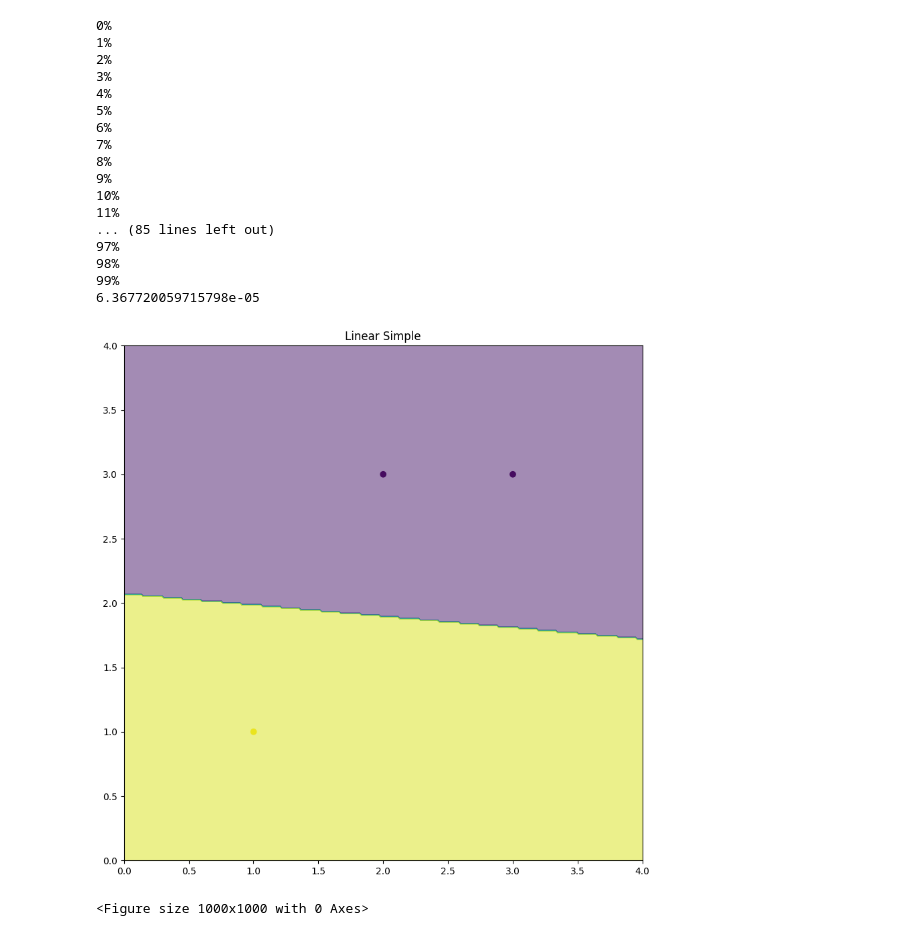
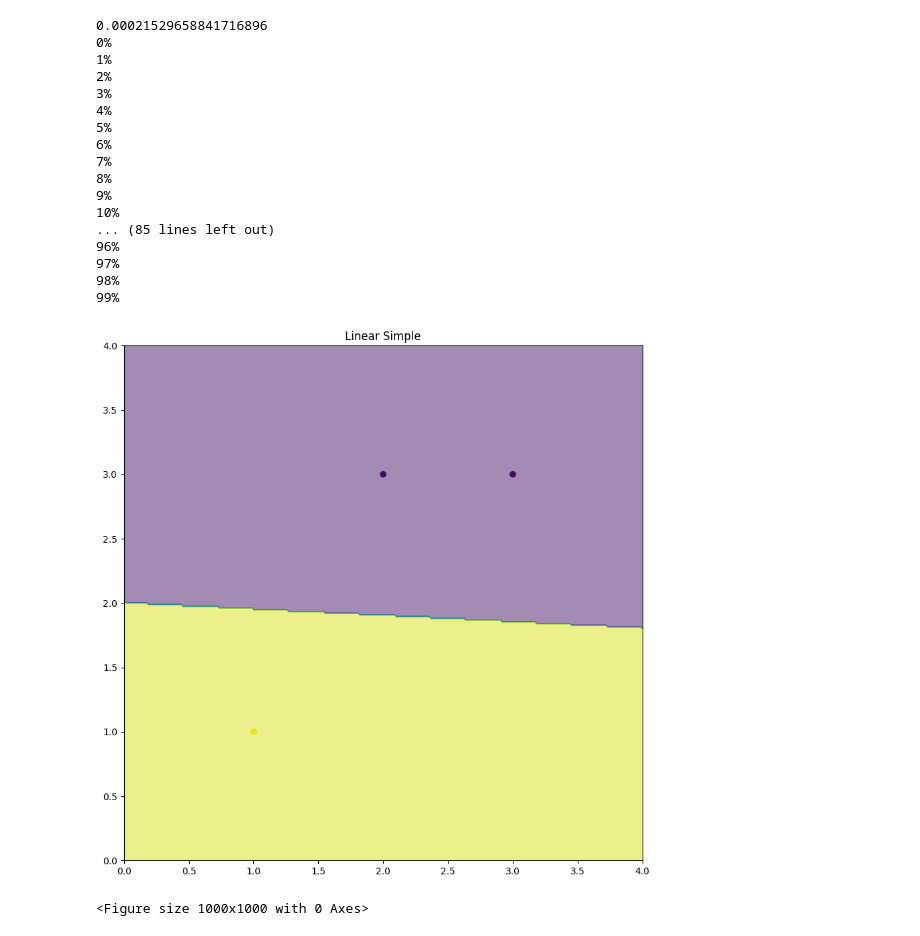
Before and after one commit to alia-team/ai, a Jupyter notebook: python/test_cases.ipynb, the cells around one changed output. Cells and saved outputs as stored; diff of their text form; code cells hidden in the pictures.

```diff
--- a/python/test_cases.ipynb
+++ b/python/test_cases.ipynb
@@ -23,37 +23,37 @@ labels = np.array([
     [1.0],
     [-1.0],
     [-1.0]
 ])
-res = mlp.train(training_dataset, labels, training_dataset, labels, 0.1, 100000, True)
+res = mlp.train(training_dataset, labels, training_dataset, labels, 0.1, 10000, True)
 print(res[len(res)-1][0])
 plt.scatter([p[0] for p in training_dataset], [p[1] for p in training_dataset], c=[l[0] for l in labels])
 x = np.linspace(0, 4, 300)
 y = np.linspace(0, 4, 300)
 X, Y = np.meshgrid(x, y)
 Z = np.array([[1 if mlp.predict([x, y],True)[0]>0 else -1 for x in x] for y in y])
 plt.contourf(X, Y, Z, alpha=0.5)
 plt.title('Linear Simple')
 plt.show()
 plt.clf()
 # %% [output]
+0.00021529658841716896
 0%
 1%
 2%
 3%
 4%
 5%
 6%
 7%
 8%
 9%
 10%
-11%
 ... (85 lines left out)
+96%
 97%
 98%
 99%
-6.367720059715798e-05
-[figure, old version]
+[figure, new version]
 <Figure size 1000x1000 with 0 Axes>
 # %%
 plt.plot([i*100 for i in range(len(res))], [r[0] for r in res], color='blue')
```
Also changed, not shown: parts of 10 cells of this notebook, 1 other file.
